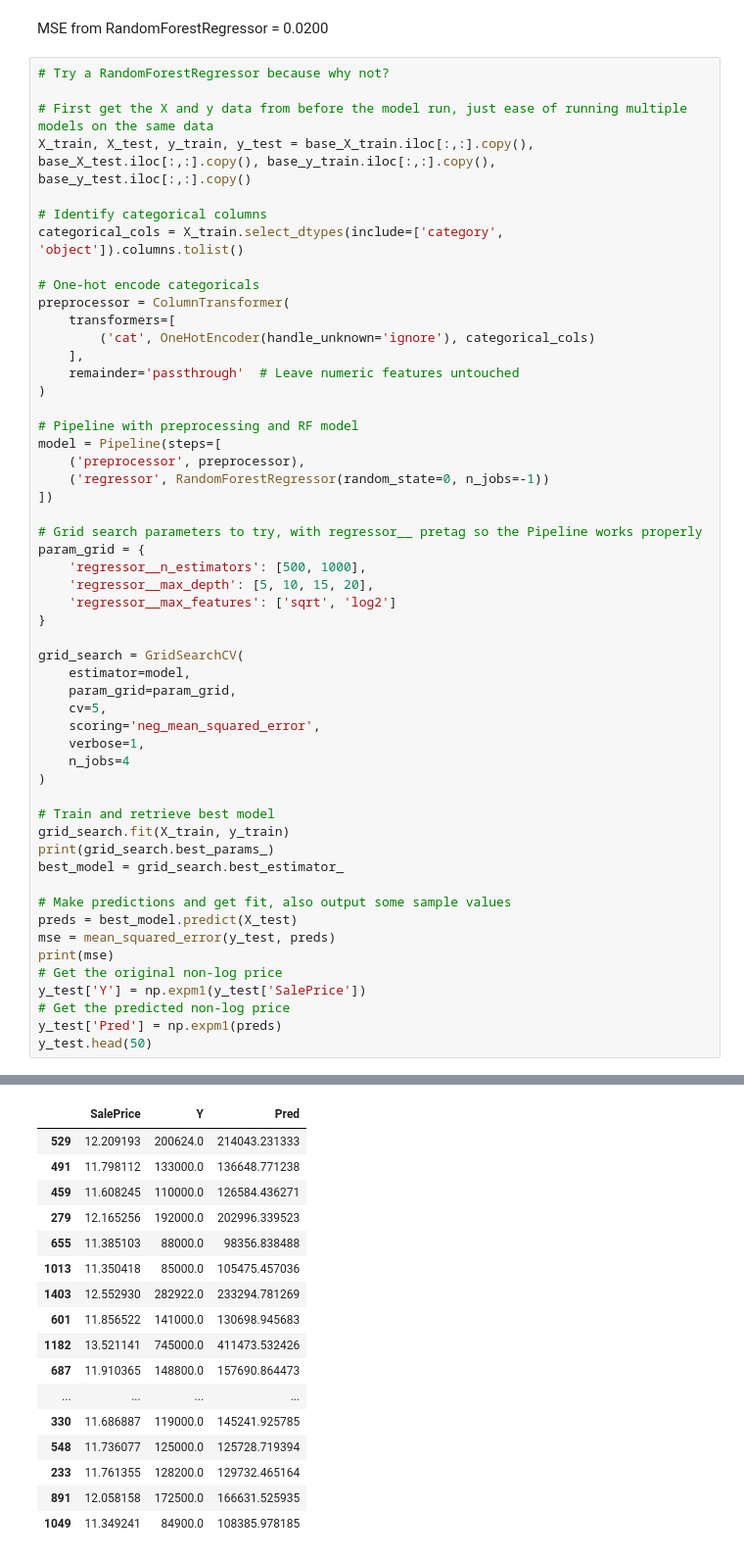
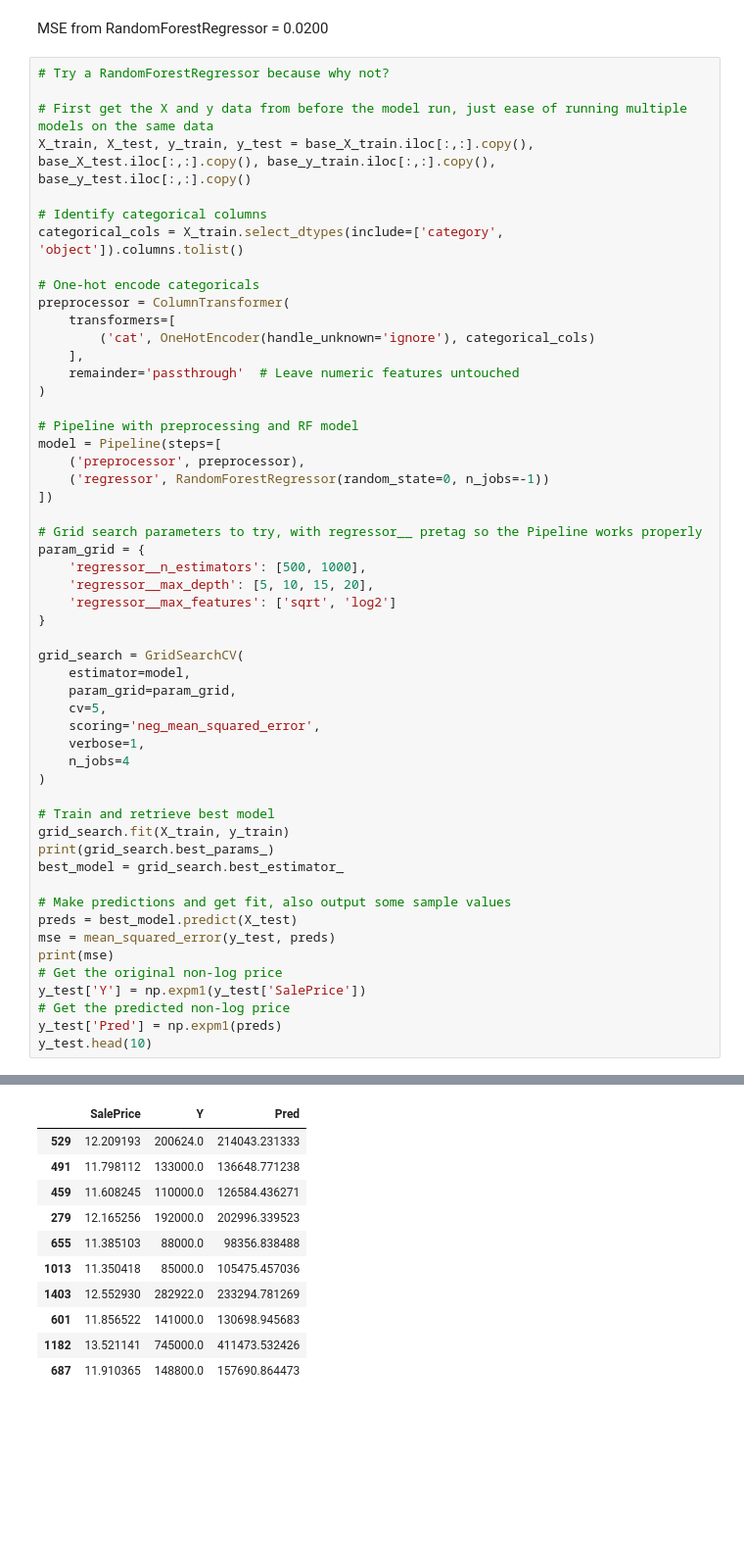
Before and after one commit to ImWesAdams/House-Price-ML, a Jupyter notebook: main.ipynb, the cells around one changed output, grey strips where cells are left out. Shown at 98% size. Cells and saved outputs as stored; diff of their text form; blank space fills up the shorter version.

```diff
--- a/main.ipynb
+++ b/main.ipynb
@@ -243,7 +238,7 @@ print(mse)
 y_test['Y'] = np.expm1(y_test['SalePrice'])
 # Get the predicted non-log price
 y_test['Pred'] = np.expm1(preds)
-y_test.head(50)
+y_test.head(10)
 # %% [output]
 Fitting 5 folds for each of 16 candidates, totalling 80 fits
 {'regressor__max_depth': 20, 'regressor__max_features': 'sqrt', 'regressor__n_estimators': 500}
@@ -251,17 +246,11 @@ Fitting 5 folds for each of 16 candidates, totalling 80 fits
 |  | SalePrice | Y | Pred |
 | 529 | 12.209193 | 200624.0 | 214043.231333 |
 | 491 | 11.798112 | 133000.0 | 136648.771238 |
 | 459 | 11.608245 | 110000.0 | 126584.436271 |
 | 279 | 12.165256 | 192000.0 | 202996.339523 |
 | 655 | 11.385103 | 88000.0 | 98356.838488 |
 | 1013 | 11.350418 | 85000.0 | 105475.457036 |
 | 1403 | 12.552930 | 282922.0 | 233294.781269 |
 | 601 | 11.856522 | 141000.0 | 130698.945683 |
 | 1182 | 13.521141 | 745000.0 | 411473.532426 |
 | 687 | 11.910365 | 148800.0 | 157690.864473 |
-| ... | ... | ... | ... |
-| 330 | 11.686887 | 119000.0 | 145241.925785 |
-| 548 | 11.736077 | 125000.0 | 125728.719394 |
-| 233 | 11.761355 | 128200.0 | 129732.465164 |
-| 891 | 12.058158 | 172500.0 | 166631.525935 |
-| 1049 | 11.349241 | 84900.0 | 108385.978185 |
```
Also changed, not shown: parts of 4 cells of this notebook.
